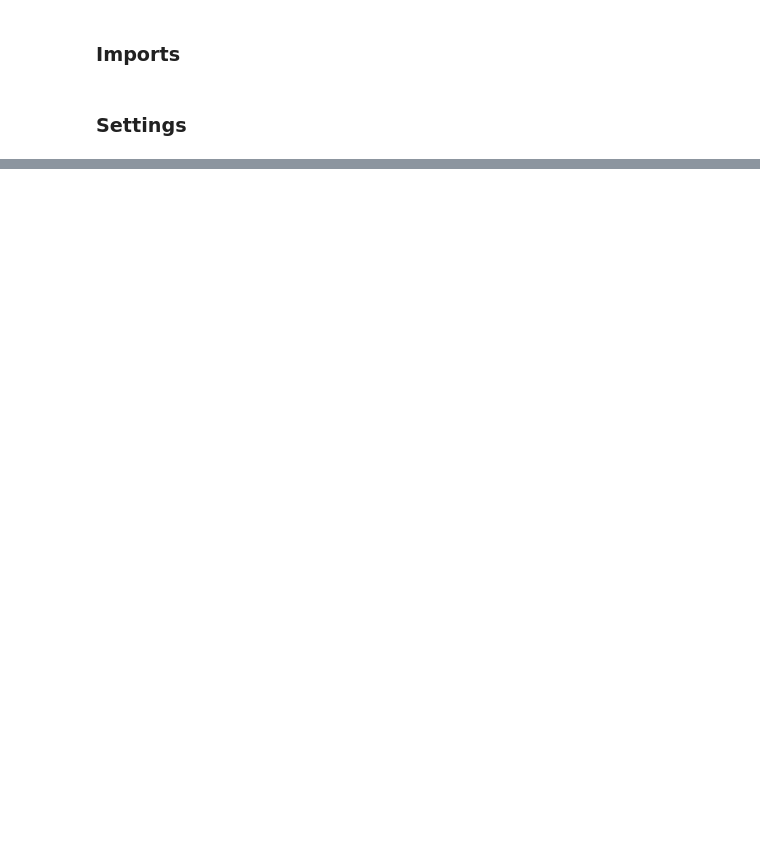
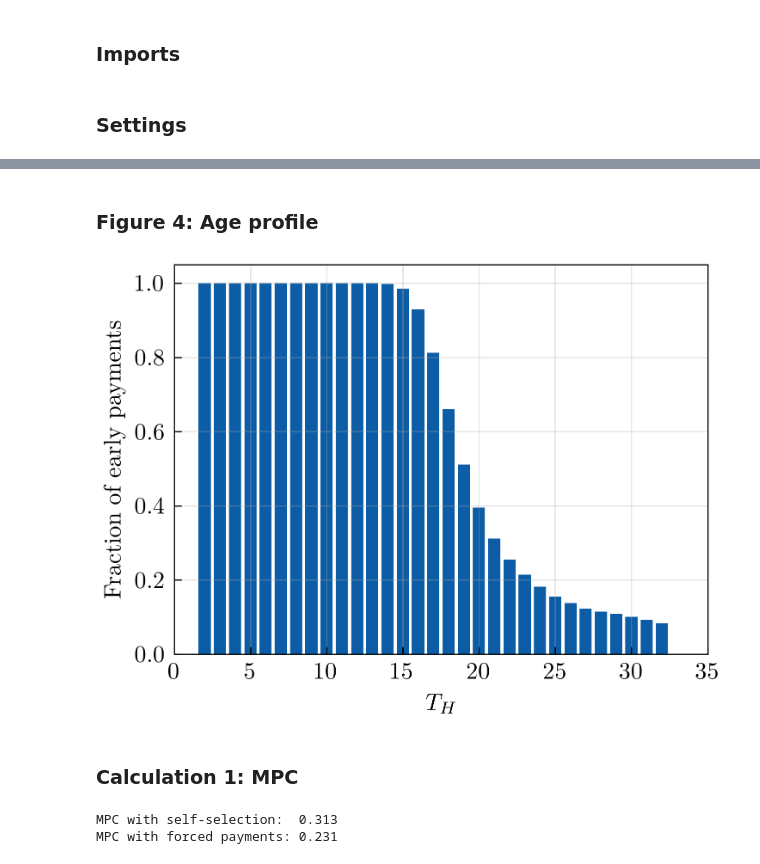
Before and after one commit to JMSundram/DP_TP_21, a Jupyter notebook: RUN_MAIN.ipynb, the cells around one changed output, grey strips where cells are left out. Drawn from its saved outputs; the diff is of its cells as text; code cells hidden in the pictures; blank space fills up the shorter version.

```diff
--- a/RUN_MAIN.ipynb
+++ b/RUN_MAIN.ipynb
@@ -386,0 +183,79 @@ if 9 in do_figs:
+# %% [markdown]
+### Figure 4: Age profile
+# %%
+# Parameters
+par = par_class()
+if fast:
+    par.Nm = 50
+    par.Nh = 10
+
+# Run models
+zs = []
+THs = np.linspace(2,32,31,dtype=int)
+for TH in THs:
+    par.TH = TH
+    _, sim = run_model(par)
+    z_mean = sim.z.mean()
+    zs.append(z_mean)
+
+# Graph
+plt.figure(figsize=(4,3),dpi=dpi)
+plt.bar(THs,zs)
+plt.grid(alpha=1/3)
+plt.minorticks_off()
+ax = plt.gca()
+ax.tick_params(top=False, right=False)
+plt.xlim([0,35])
+plt.xlabel('$T_H$')
+plt.ylabel('Fraction of early payments')
+if save: plt.savefig(r'figs\fig4.png')
+# %% [output]
+[figure, added]
+# %% [markdown]
+### Calculation 1: MPC
+# %%
+# Parameters
+par = par_class()
+if fast:
+    par.Nm = 50
+    par.Nh = 10
+
+# Calculate consumption and holiday pay for people consuming early
+_, sim = run_model(par)
+N_early = sum(sim.z)
+sim_C_early = np.nan + np.zeros((N_early,par.T))
+sim_H_early  = np.nan + np.zeros((N_early,par.T))
+i_early = 0
+i_earlies = []
+for i,z_i in enumerate(sim.z):
+    if z_i == 1:
+        i_earlies.append(i)
+        sim_C_early[i_early,:] = sim.C[i,:]
+        sim_H_early[i_early,:] = sim.H[i,:]
+        i_early = i_early + 1
+sim_C_total_w = sim_C_early[:,par.TH-1].sum(axis=0) + sim_C_early[:,par.TH].sum(axis=0)
+H_total = sim_H_early[:,par.TH-1].sum(axis=0)
+
+# Colculate consumption and holiday pay for people who would have consumed early
+par.z_mode = 0
+_, sim = run_model(par)
+sim_C_total_wo = 0.0
+for i in i_earlies:
+    sim_C_total_wo += sim.C[i,par.TH-1] + sim.C[i,par.TH]
+mpc_selection = (sim_C_total_w - sim_C_total_wo)/H_total
+
+# Colculate
+sim_C_total_both_wo = sim.C[:,par.TH-1].sum(axis=0) + sim.C[:,par.TH].sum(axis=0)
+
+# Colculate consumption forcing early payments
+par.z_mode = 1
+_, sim = run_model(par)
+sim_C_total_both_w = sim.C[:,par.TH-1].sum(axis=0) + sim.C[:,par.TH].sum(axis=0)
+H_total_both = sim.H[:,par.TH-1].sum(axis=0)
+mpc_forced = (sim_C_total_both_w - sim_C_total_both_wo)/H_total_both
+
+print(f'MPC with self-selection:  {mpc_selection:.3f}')
+print(f'MPC with forced payments: {mpc_forced:.3f}')
+# %% [output]
+MPC with self-selection:  0.313
+MPC with forced payments: 0.231
```
Also changed, not shown: parts of 46 cells of this notebook, 11 other files.
